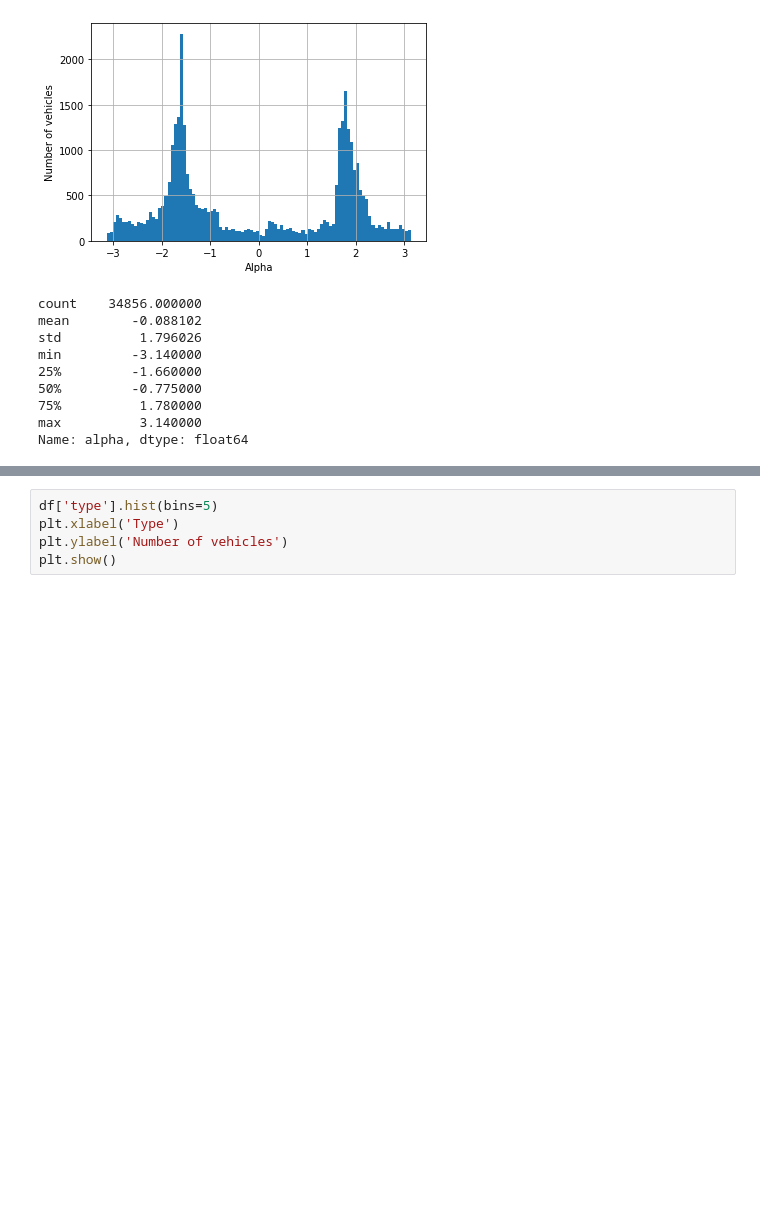
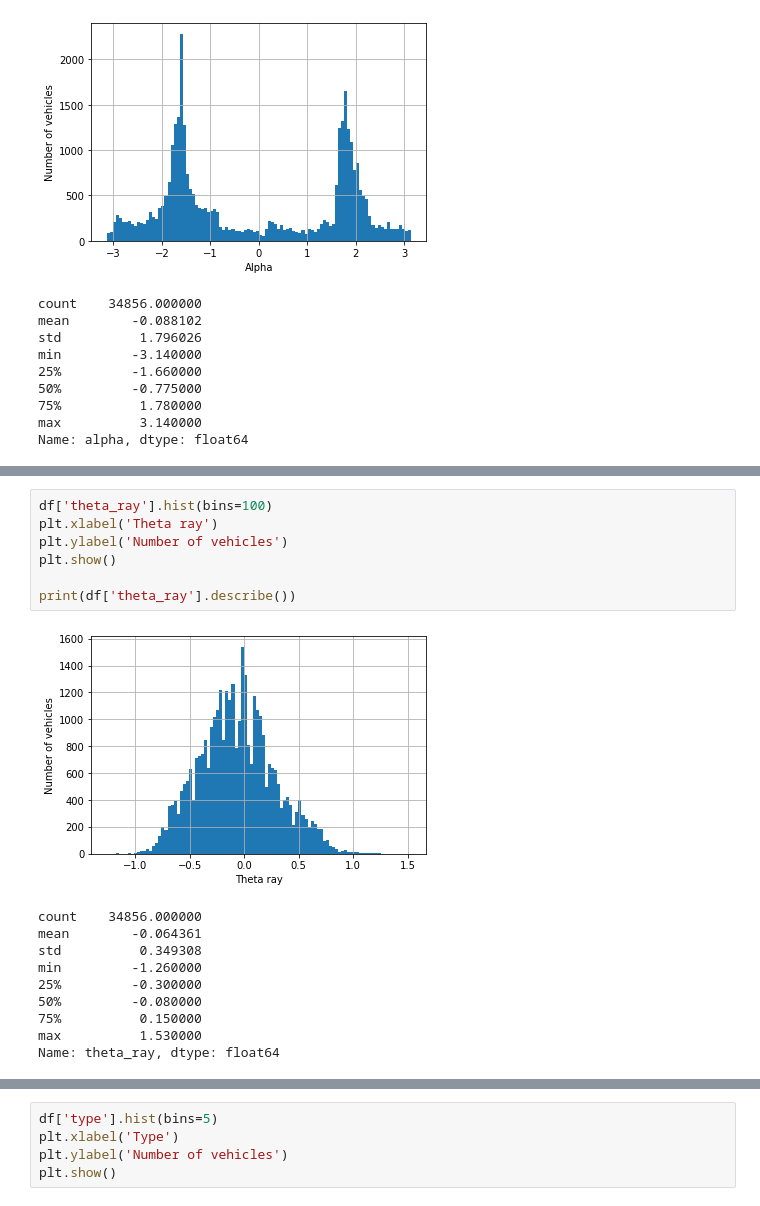
Before and after one commit to Javier-DlaP/3D-detection-system-lidar-camera, a Jupyter notebook: Analysis.ipynb, the cells around one changed output, grey strips where cells are left out. Cells and saved outputs as stored; diff of their text form; blank space fills up the shorter version.

```diff
--- a/Analysis.ipynb
+++ b/Analysis.ipynb
@@ -193,4 +200,22 @@ min         -3.140000
 75%          1.570000
 max          3.140000
 Name: ry, dtype: float64
+# %%
+df['theta_ray'].hist(bins=100)
+plt.xlabel('Theta ray')
+plt.ylabel('Number of vehicles')
+plt.show()
+
+print(df['theta_ray'].describe())
+# %% [output]
+[figure, added]
+count    34856.000000
+mean        -0.064361
+std          0.349308
+min         -1.260000
+25%         -0.300000
+50%         -0.080000
+75%          0.150000
+max          1.530000
+Name: theta_ray, dtype: float64
 # %%
```
Also changed, not shown: parts of 13 cells of this notebook.
